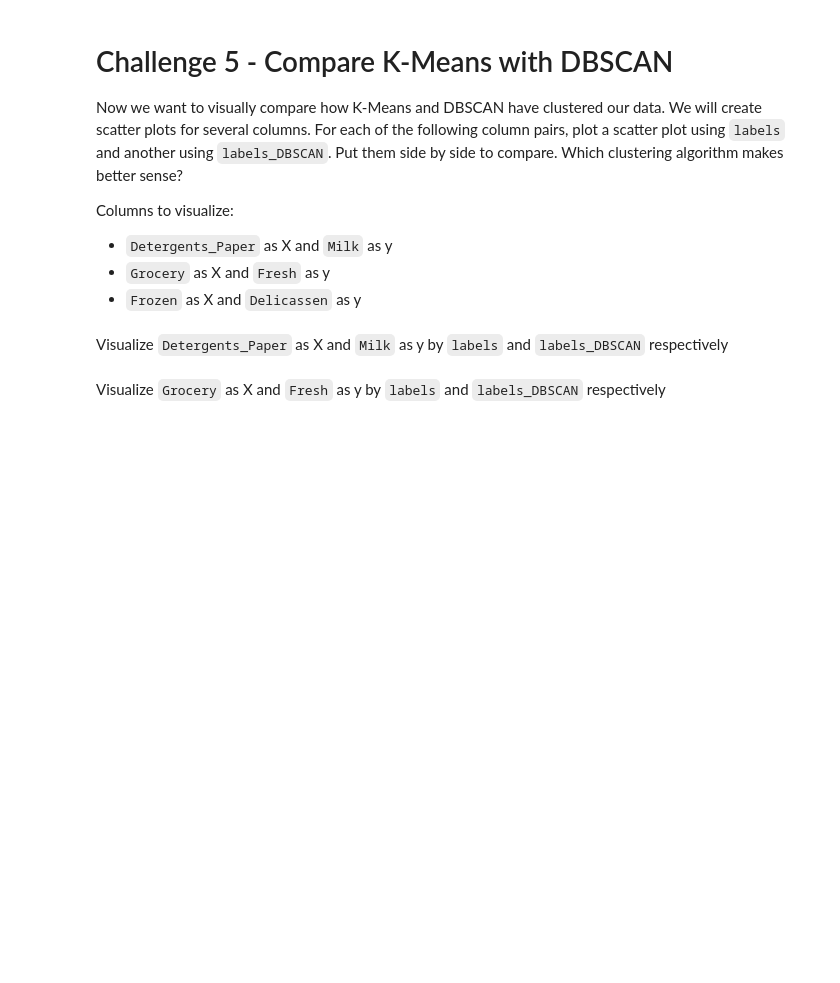
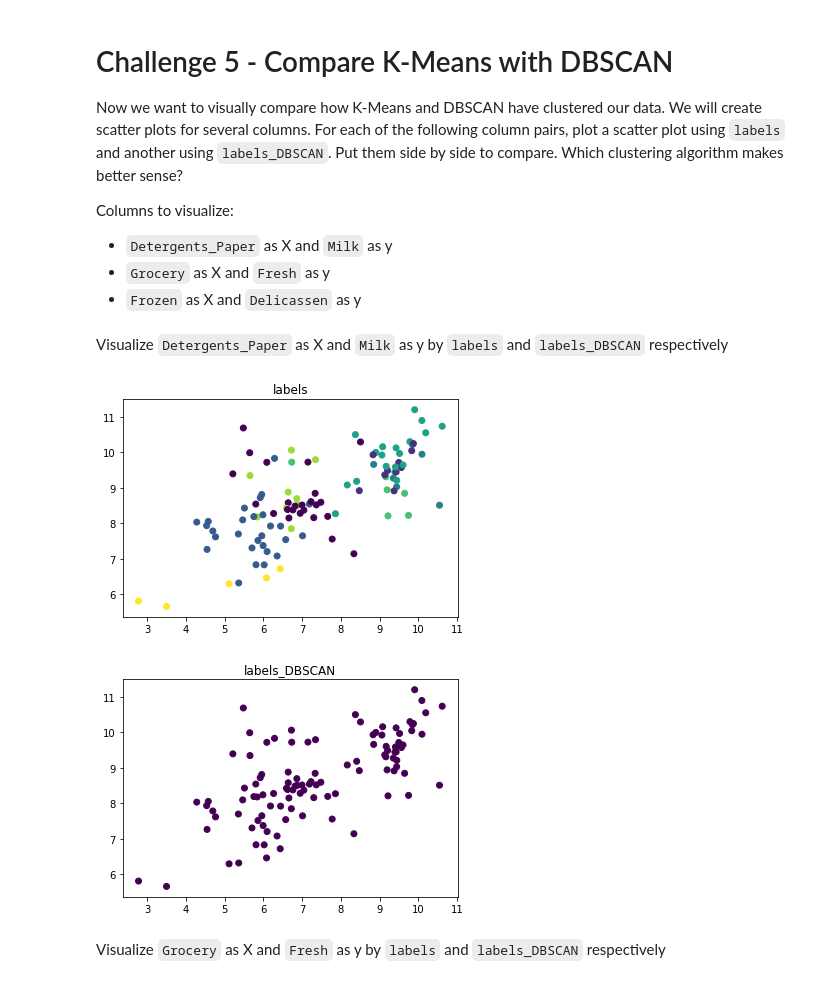
Before and after one commit to vkamg/dataptmad1019, a Jupyter notebook: module-3/lab-unsupervised-learning/your-code/main.ipynb, the cells around one changed output. Drawn from its saved outputs; the diff is of its cells as text; code cells hidden in the pictures; blank space fills up the shorter version.

```diff
--- a/module-3/lab-unsupervised-learning/your-code/main.ipynb
+++ b/module-3/lab-unsupervised-learning/your-code/main.ipynb
@@ -199,0 +196,24 @@ If your conclusion from the previous challenge is the data need cleaning/transfo
+# %%
+# Your code here
+
+#Remove the outliers
+
+Q1 = customers.quantile(0.25)
+Q3 = customers.quantile(0.75)
+IQR = Q3 - Q1
+
+customers = customers[((customers < (Q1 - 1.5 * IQR)) |(customers > (Q3 + 1.5 * IQR))).any(axis=1)]
+# %%
+#Log Transform (It helps to handle skewed data)
+
+customers['Fresh_log'] = (customers['Fresh']+1).transform(np.log)
+
+customers['Milk_log'] = (customers['Milk']+1).transform(np.log)
+
+customers['Grocery_log'] = (customers['Grocery']+1).transform(np.log)
+
+customers['Frozen_log'] = (customers['Frozen']+1).transform(np.log)
+
+customers['Detergents_Paper_log'] = (customers['Detergents_Paper']+1).transform(np.log)
+
+customers['Delicassen_log'] = (customers['Delicassen']+1).transform(np.log)
@@ -199,0 +227,3 @@ If your conclusion from the previous challenge is the data need cleaning/transfo
+# %%
+customers = customers[['Channel', 'Region','Fresh_log', 'Milk_log', 'Grocery_log', 'Frozen_log',
+       'Detergents_Paper_log', 'Delicassen_log' ]]
@@ -293,2 +313,16 @@ plt.scatter()
+# %%
+# Your code here:
+
+plt.scatter(customers['Detergents_Paper_log'], customers['Milk_log'], c=customers['labels']);
+plt.title("labels")
+plt.show()
+
+
+plt.scatter(customers['Detergents_Paper_log'], customers['Milk_log'], c=customers['labels_DBSCAN']);
+plt.title("labels_DBSCAN")
+plt.show()
+# %% [output]
+[figure, added]
+[figure, added]
 # %% [markdown]
 Visualize `Grocery` as X and `Fresh` as y by `labels` and `labels_DBSCAN` respectively
```
Also changed, not shown: parts of 12 cells of this notebook.
